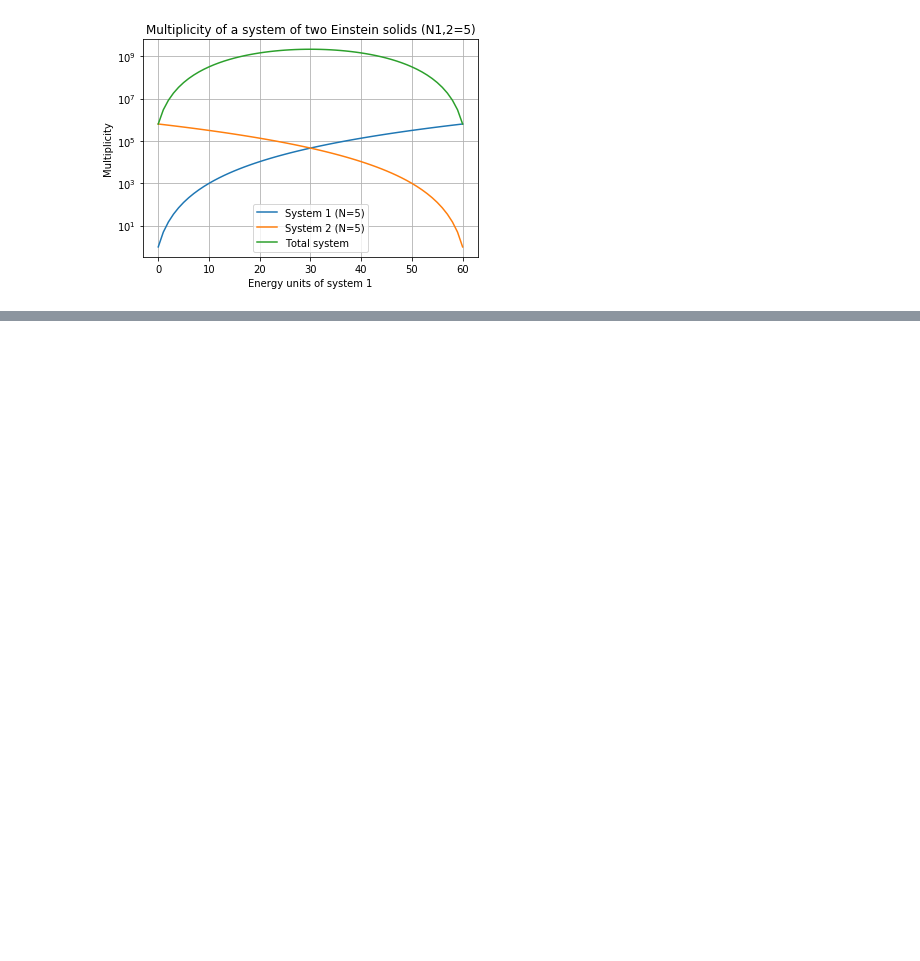
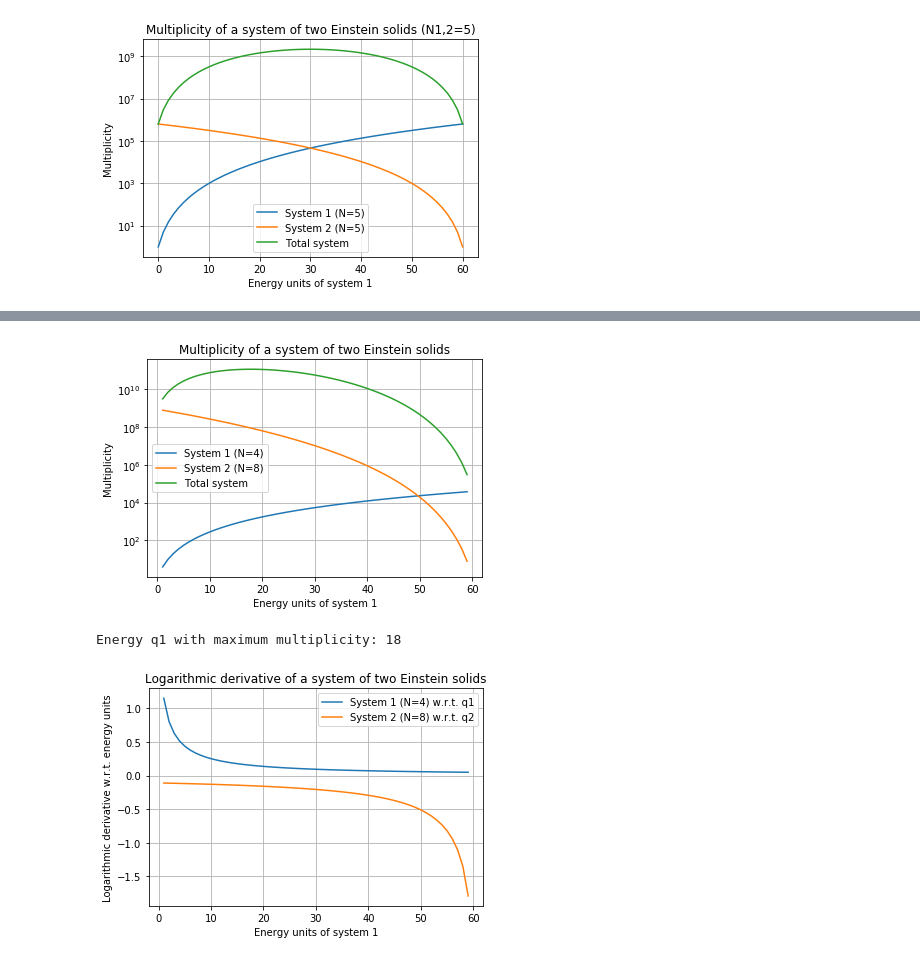
Before and after one commit to tmtenbrink/statfys, a Jupyter notebook: sf1.ipynb, the cells around one changed output, grey strips where cells are left out. Saved outputs shown, nothing was run; the diff lists cells and outputs as text; code cells hidden in the pictures; blank space fills up the shorter version.

```diff
--- a/sf1.ipynb
+++ b/sf1.ipynb
@@ -85,12 +183,0 @@ multiplicity_plot_show(title, x_label, legend=True)
-# %%
-N1 = 4
-N2 = 8
-
-plot_mutiplicity_2_solids = plot_mutiplicity_2_solids(N1, N2, q_tot)
-title = "Multiplicity of a system of two Einstein solids"
-x_label = "Energy units of system 1"
-multiplicity_tot = plot_mutiplicity_2_solids[0]
-q1 = plot_mutiplicity_2_solids[1]
-max_mult_i = np.argmax(multiplicity_tot)
-max_q1 = q1[max_mult_i]
-print(max_q1)
@@ -99,0 +206,35 @@ print(max_q1)
+# %%
+N1 = 4
+N2 = 8
+q_tot = 60
+plot_mutiplicity_2_solids_c = plot_mutiplicity_2_solids(N1, N2, q_tot)
+title = "Multiplicity of a system of two Einstein solids"
+x_label = "Energy units of system 1"
+multiplicity_plot_show(title, x_label, legend=True)
+multiplicity_tot = plot_mutiplicity_2_solids_c[0]
+q1 = plot_mutiplicity_2_solids_c[1]
+max_mult_i = np.argmax(multiplicity_tot)
+max_q1 = q1[max_mult_i]
+print("Energy q1 with maximum multiplicity: "+ str(max_q1))
+
+def plot_log_deriv_2_solids_approx(N1, N2, q_tot):
+    q1 = np.arange(0, q_tot+1, 1)
+    q2 = 60 - q1
+    multiplicity1 = scisp.comb(N1+q1-1,q1)
+    multiplicity2 = scisp.comb(N2+q2-1,q2)
+    deriv1 = np.divide((np.log(multiplicity1[2:]) - np.log(multiplicity1[:-2])), 2)
+    deriv2 = np.divide((np.log(multiplicity2[2:]) - np.log(multiplicity2[:-2])), 2)
+    plt.plot(q1[1:-1], deriv1, label="System 1 (N=" + str(N1) + ") w.r.t. q1")
+    plt.plot(q1[1:-1], deriv2, label="System 2 (N=" + str(N2) + ") w.r.t. q2")
+
+
+plot_log_deriv_2_solids_approx(N1, N2, q_tot)
+
+title = "Logarithmic derivative of a system of two Einstein solids"
+x_label = "Energy units of system 1"
+y_label = "Logarithmic derivative w.r.t. energy units"
+multiplicity_plot_show(title, x_label, y_label, legend=True)
+# %% [output]
+[figure, added]
+Energy q1 with maximum multiplicity: 18
+[figure, added]
```
Also changed, not shown: parts of 20 cells of this notebook.
